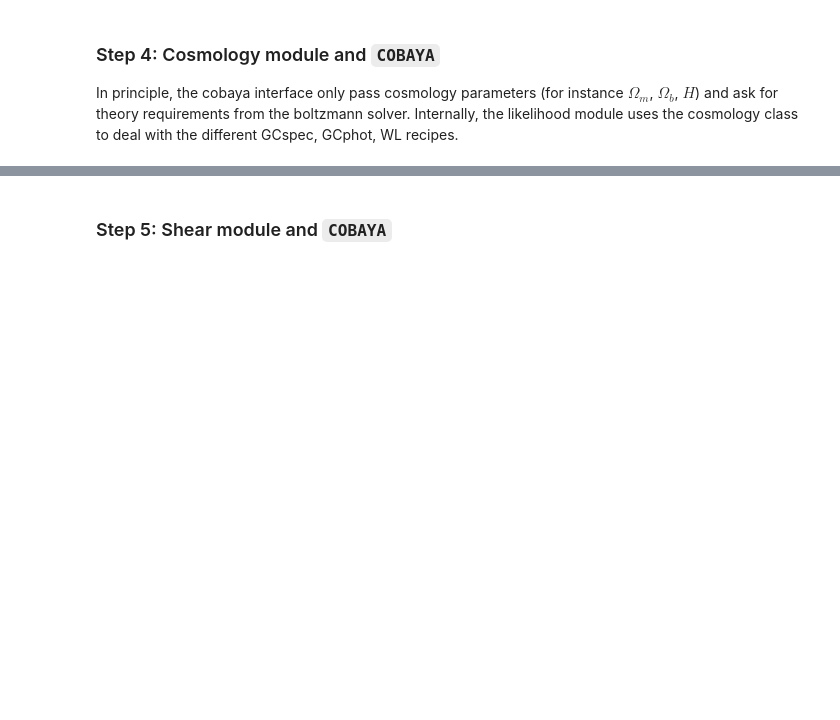
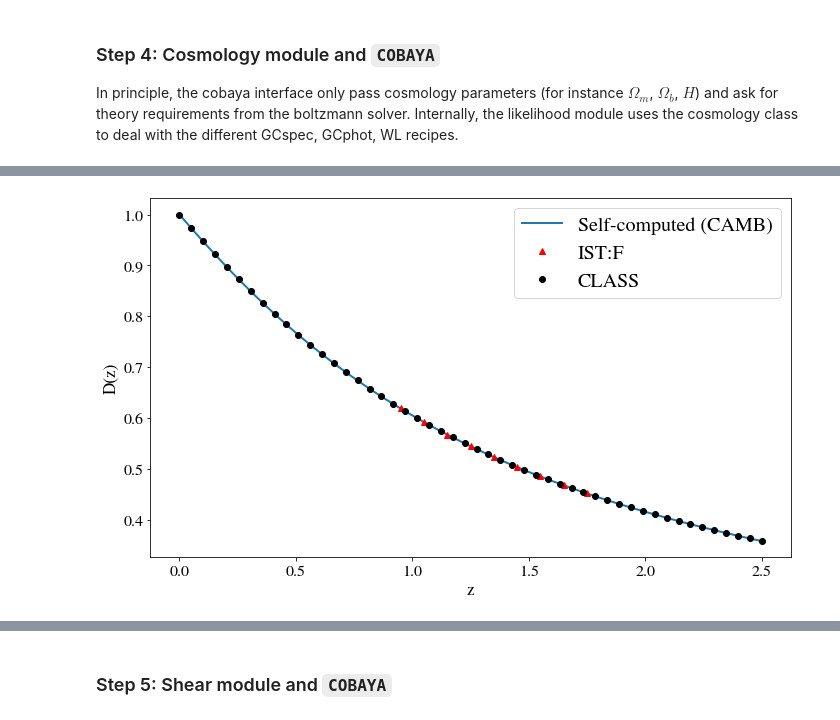
Before and after one commit to cloe-org/CLOE, a Jupyter notebook: likelihood_test.ipynb, the cells around one changed output, grey strips where cells are left out. Cells and saved outputs as stored; diff of their text form; code cells hidden in the pictures; blank space fills up the shorter version.

```diff
--- a/likelihood_test.ipynb
+++ b/likelihood_test.ipynb
@@ -138,8 +209,8 @@ print(cosmology.cosmo_dic)
 # %%
 # Cosmology class calculates other cosmology quantities needed by GC, WL...
 # Growth factor
-D=cosmology.growth_factor(2, 0.002)
-print('D(2, 0.002) =', D)
+D=cosmology.growth_factor(z_win, 0.002)
+print('D(z, 0.002) =', D)
 # Growth rate
 f=cosmology.growth_rate(z_win, 0.002)
-print('f(z, 0.002) =', f)
+print('f(0.0, 0.002) =', f(0.0))
@@ -145,0 +247,25 @@ print('f(z, 0.002) =', f)
+# %%
+# It seems that there is a bug in the calculation of D and f. Let's verufy with CLASS
+from classy import Class
+cosmo_class = Class()
+cosmo_class.set({'omega_b':0.05*h**2,'omega_cdm':0.268563*h**2,
+                 'h':0.67,'A_s':2.12605e-9,'n_s':0.96,'tau_reio':0.0925, 'Omega_Lambda': 0.68,
+                 'N_ur': 2.046})
+cosmo_class.compute();
+cosmo_class.get_background();
+# %%
+# Read IST:F data
+data_ist = np.genfromtxt("/data2/fG_Growth_IST_9bins.txt")
+# %%
+# Plot Growth factor, growth rate, sigma8
+plt.figure(figsize=(10,6))
+plt.plot(z_win, D, label="Self-computed (CAMB)")
+plt.plot(data_ist[:, 0], data_ist[:, 2], 'r^', label="IST:F" )
+plt.xlabel("z")
+plt.ylabel("D(z)")
+for i, zs in enumerate(np.linspace(0, 2.5, 50)):
+    plt.plot(zs, cosmo_class.scale_independent_growth_factor(zs), 'ko', label="CLASS" if i == 0 else "")
+plt.legend(loc=1);
+#plt.xlim(0, 4)
+# %% [output]
+[figure, added]
```
Also changed, not shown: parts of 33 cells of this notebook, 7 other files.
